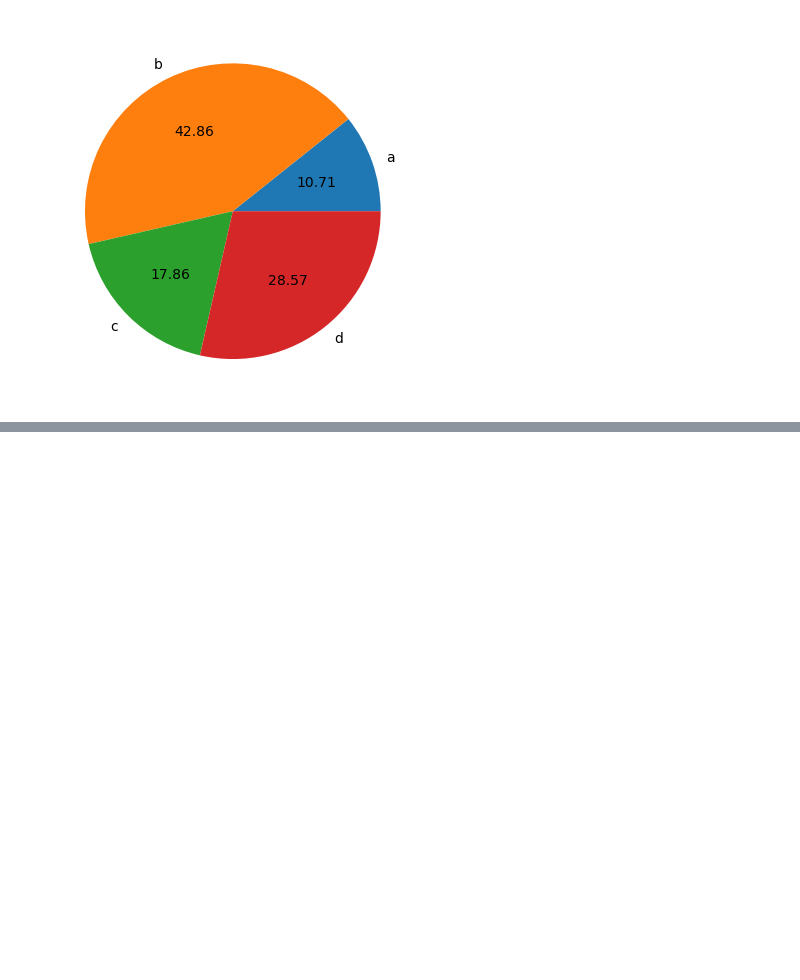
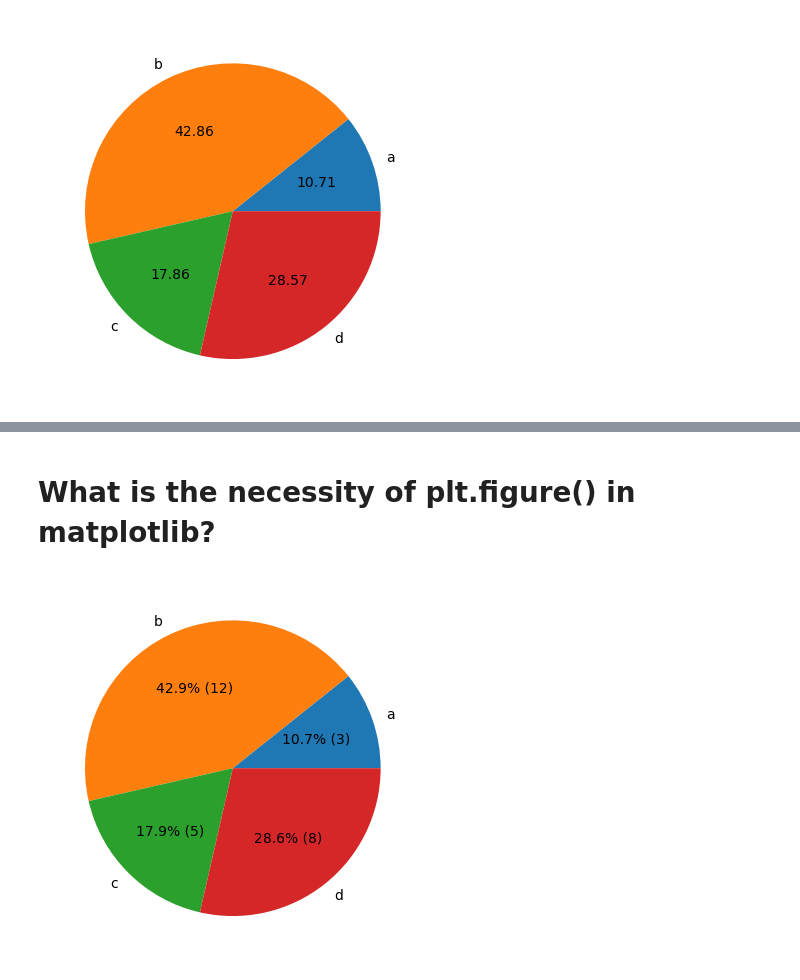
Before and after one commit to TrangTranThu/Python, a Jupyter notebook: Matplotlib/PieChart.ipynb, the cells around one changed output, grey strips where cells are left out. Drawn from its saved outputs; the diff is of its cells as text; code cells hidden in the pictures; blank space fills up the shorter version.

```diff
--- a/Matplotlib/PieChart.ipynb
+++ b/Matplotlib/PieChart.ipynb
@@ -90,0 +106,6 @@ plt.pie(values, labels=labels, autopct=make_autopct(values));
+# %% [markdown]
+# What is the necessity of plt.figure() in matplotlib?
+# %%
+plt.pie(values, labels=labels, autopct=lambda p : '{:.1f}% ({:,.0f})'.format(p,p * sum(values)/100));
+# %% [output]
+[figure, added]
```
Also changed, not shown: parts of 29 cells of this notebook.
